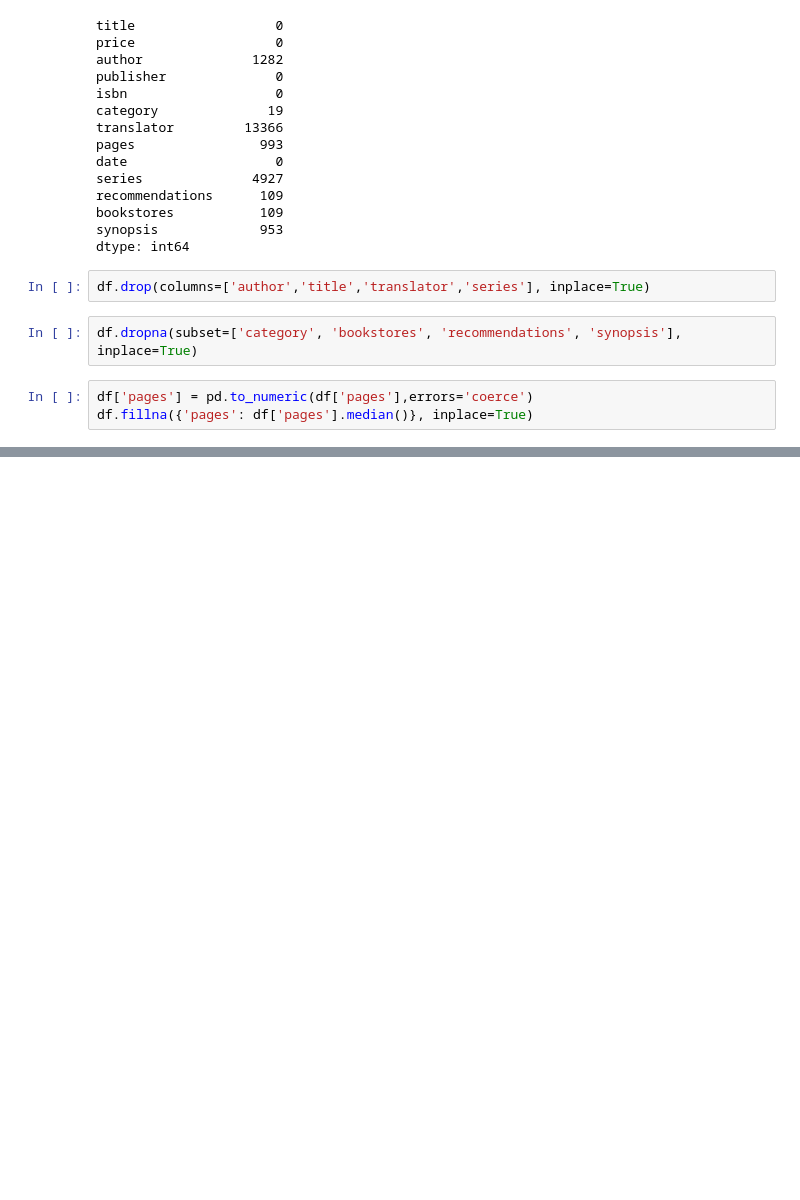
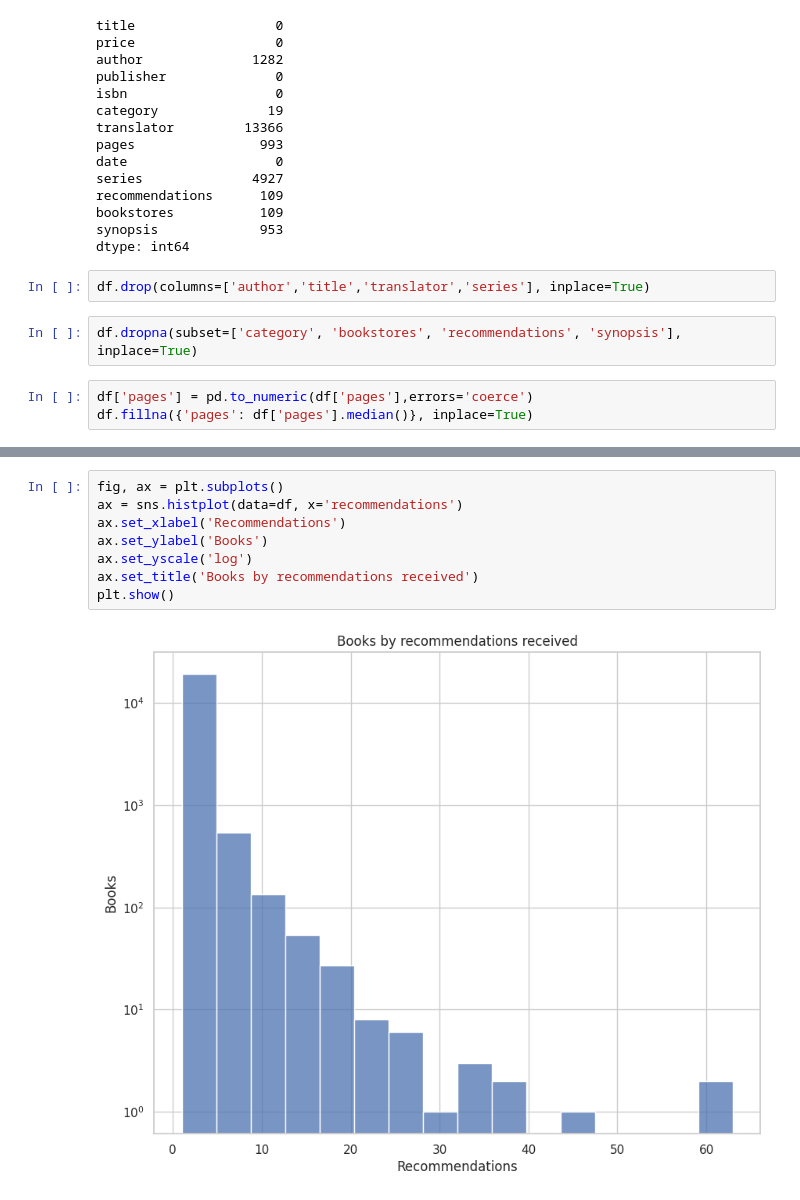
Before and after one commit to mattiapggioli/bookdealer-recommendations-analysis, a Jupyter notebook: notebooks/data_preparation.ipynb, the cells around one changed output, grey strips where cells are left out. Cells and saved outputs as stored; diff of their text form; blank space fills up the shorter version.

Commit message:
analyse and do data preparation for bookstores and recommendations columns

```diff
--- a/notebooks/data_preparation.ipynb
+++ b/notebooks/data_preparation.ipynb
@@ -80,0 +116,10 @@ df.fillna({'pages': df['pages'].median()}, inplace=True)
+# %%
+fig, ax = plt.subplots()
+ax = sns.histplot(data=df, x='recommendations')
+ax.set_xlabel('Recommendations')
+ax.set_ylabel('Books')
+ax.set_yscale('log')
+ax.set_title('Books by recommendations received')
+plt.show()
+# %% [output]
+[figure, added]
```
Also changed, not shown: parts of 16 cells of this notebook.
